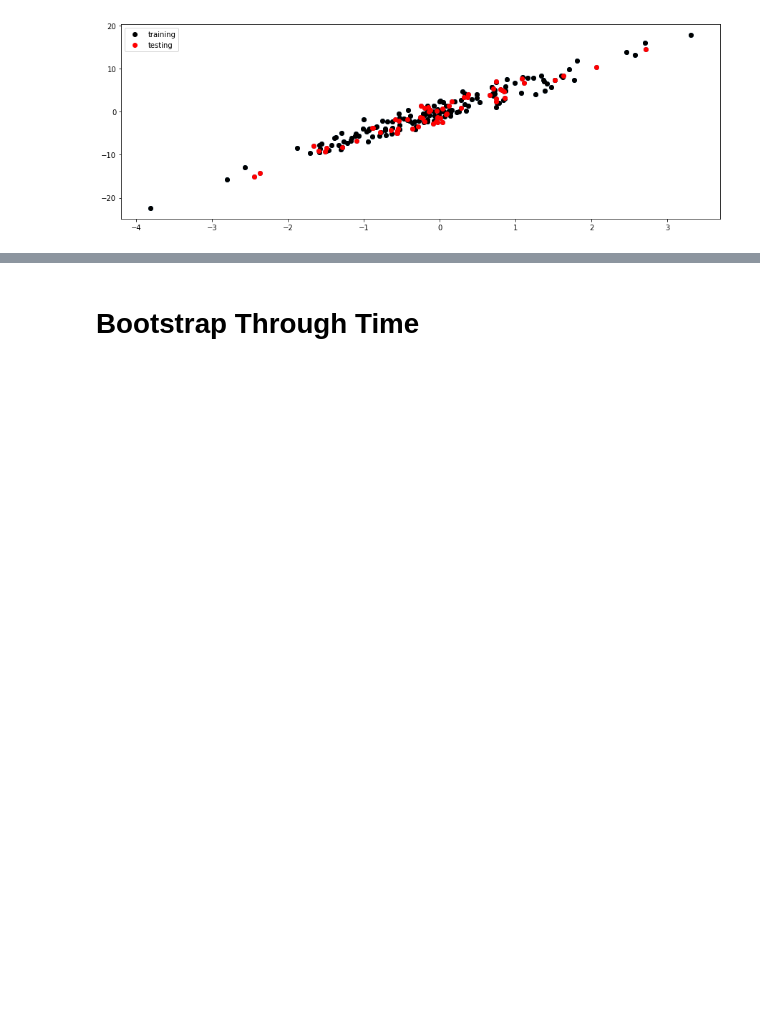
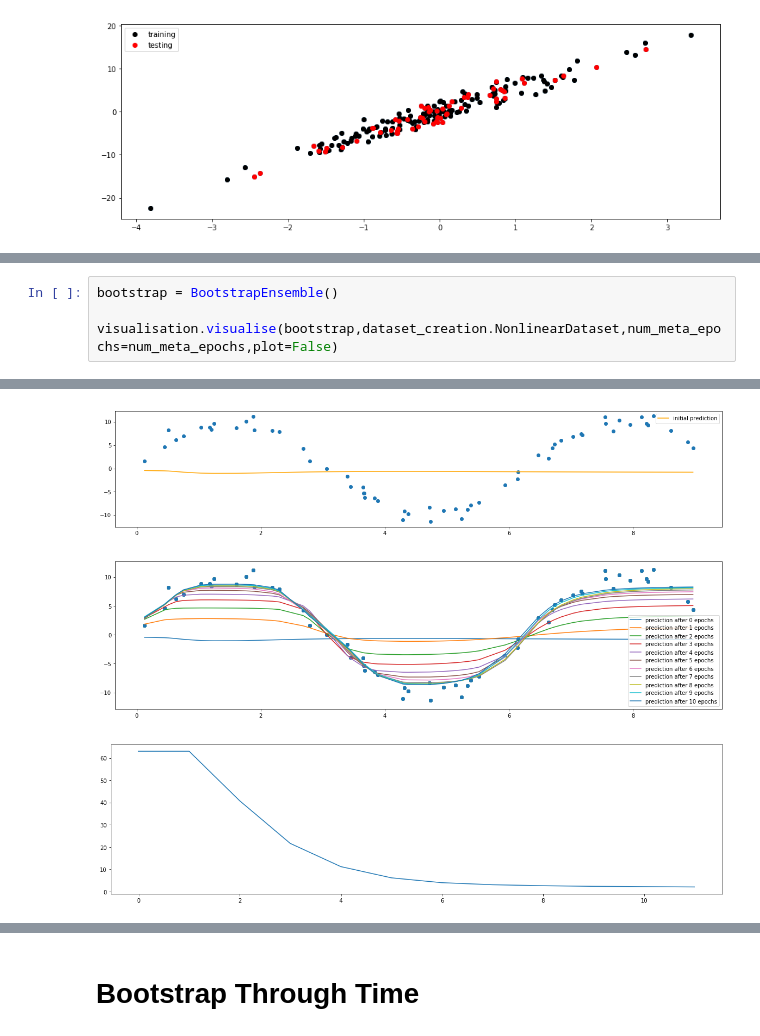
Before and after one commit to wooohoooo/Master-Thesis, a Jupyter notebook: new_version/ensembles.ipynb, the cells around one changed output, grey strips where cells are left out. Saved outputs shown, nothing was run; the diff lists cells and outputs as text; blank space fills up the shorter version.

```diff
--- a/new_version/ensembles.ipynb
+++ b/new_version/ensembles.ipynb
@@ -27,0 +44,5 @@ nd.plot_dataset()
+# %%
+bootstrap = BootstrapEnsemble()
+
+visualisation.visualise(bootstrap,dataset_creation.NonlinearDataset,num_meta_epochs=num_meta_epochs,plot=False)
+# %% [output]
@@ -27,0 +50,3 @@ nd.plot_dataset()
+[figure, added]
+[figure, added]
+[figure, added]
```
Also changed, not shown: parts of 19 cells of this notebook, 8 other files.
